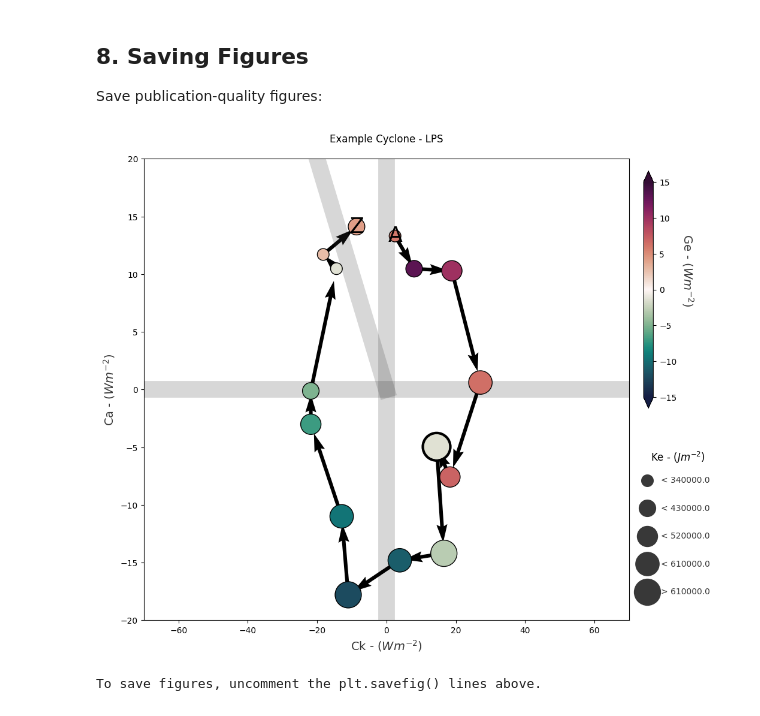
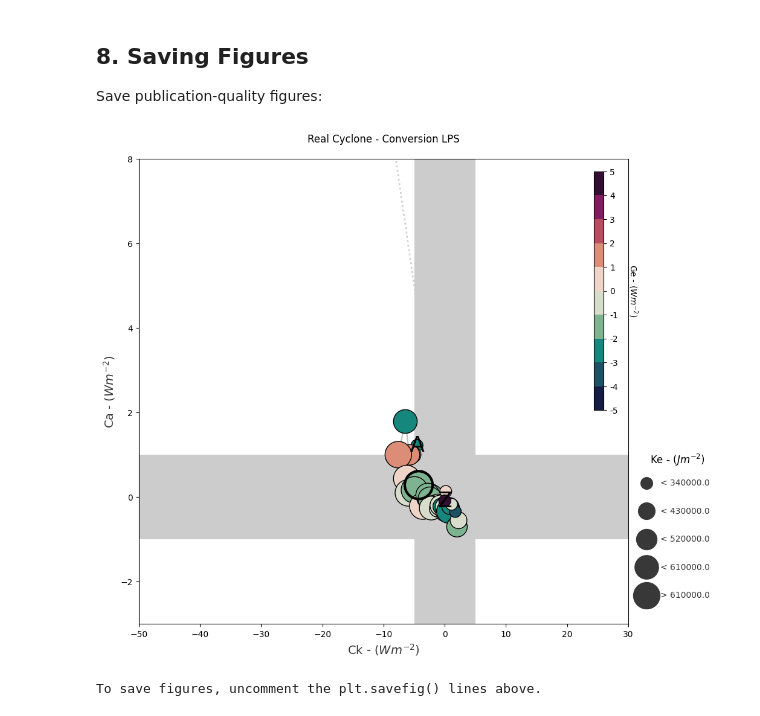
Before and after one commit to daniloceano/lorenz_phase_space, a Jupyter notebook: docs/example_usage.ipynb, the cells around one changed output. Cells and saved outputs as stored; diff of their text form; code cells hidden in the pictures.

```diff
--- a/docs/example_usage.ipynb
+++ b/docs/example_usage.ipynb
@@ -19,28 +19,23 @@ For demonstration purposes, let's create synthetic data that mimics a cyclone li
 # %%
-# Create synthetic cyclone data
-np.random.seed(42)
-n_points = 15
+# Load real cyclone data from samples
+sample1_path = '../samples/sample_results_1.csv'
+sample2_path = '../samples/sample_results_2.csv'
 
-# Time evolution
-t = np.linspace(0, 2*np.pi, n_points)
+# Read the data
+data = pd.read_csv(sample1_path)
+data['Datetime'] = pd.to_datetime(data['Date'] + ' ' + data['Hour'].astype(str), format='%Y-%m-%d %H')
 
-# Energy conversions (W m^-2)
-Ck = 20 * np.sin(t) + 5 * np.random.randn(n_points)  # Conversion: mean to eddy KE
-Ca = 15 * np.cos(t) + 3 * np.random.randn(n_points)  # Conversion: mean to eddy APE
-Ge = 10 * np.sin(t + np.pi/4) + 2 * np.random.randn(n_points)  # Generation of eddy APE
+data2 = pd.read_csv(sample2_path)
+data2['Datetime'] = pd.to_datetime(data2['Date'] + ' ' + data2['Hour'].astype(str), format='%Y-%m-%d %H')
 
-# Energy reservoir (J m^-2)
-Ke = 3e5 + 2e5 * np.sin(t - np.pi/3) + 0.5e5 * np.random.randn(n_points)  # Eddy KE
+print("Sample 1 data loaded:")
+print(data[['Datetime', 'Ck', 'Ca', 'Ge', 'Ke']].head())
+print(f"\nData shape: {data.shape}")
+print(f"\nDate range: {data['Datetime'].min()} to {data['Datetime'].max()}")
 
-# Create DataFrame
-data = pd.DataFrame({
-    'Ck': Ck,
-    'Ca': Ca,
-    'Ge': Ge,
-    'Ke': Ke
-})
-
-print("Sample data created:")
-print(data.head())
-print(f"\nData shape: {data.shape}")
+print("\n" + "="*60)
+print("Sample 2 data loaded:")
+print(data2[['Datetime', 'Ck', 'Ca', 'Ge', 'Ke']].head())
+print(f"\nData shape: {data2.shape}")
+print(f"\nDate range: {data2['Datetime'].min()} to {data2['Datetime'].max()}")
 # %% [output]
@@ -260,25 +329,25 @@ To use real data, uncomment the code above and provide your CSV file path.
 Save publication-quality figures:
 # %%
 # Create a figure to save
-lps_save = Visualizer(LPS_type='mixed', zoom=True)
+lps_save = Visualizer(LPS_type='conversion', zoom=True)
 lps_save.plot_data(
     x_axis=data['Ck'],
     y_axis=data['Ca'],
     marker_color=data['Ge'],
     marker_size=data['Ke']
 )
 
-plt.title('Example Cyclone - LPS', pad=20)
+plt.title('Real Cyclone - Conversion LPS', pad=20)
 
 # Save in multiple formats
 # plt.savefig('lps_diagram.png', dpi=300, bbox_inches='tight')
 # plt.savefig('lps_diagram.pdf', bbox_inches='tight')
 # plt.savefig('lps_diagram.svg', bbox_inches='tight')
 
 plt.show()
 print("\nTo save figures, uncomment the plt.savefig() lines above.")
 # %% [output]
-[figure, old version]
+[figure, new version]
 To save figures, uncomment the plt.savefig() lines above.
 # %% [markdown]
 ## Summary
```
Also changed, not shown: parts of 17 cells of this notebook, 9 other files.
